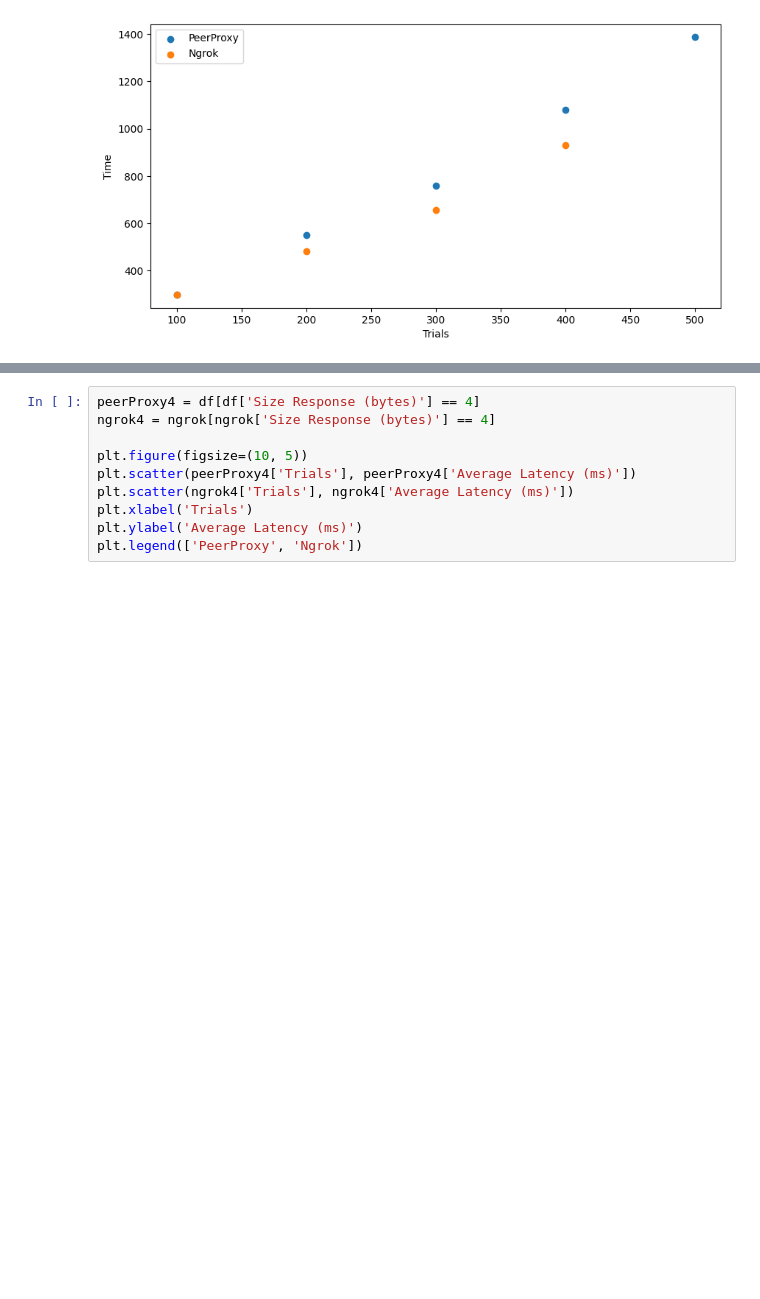
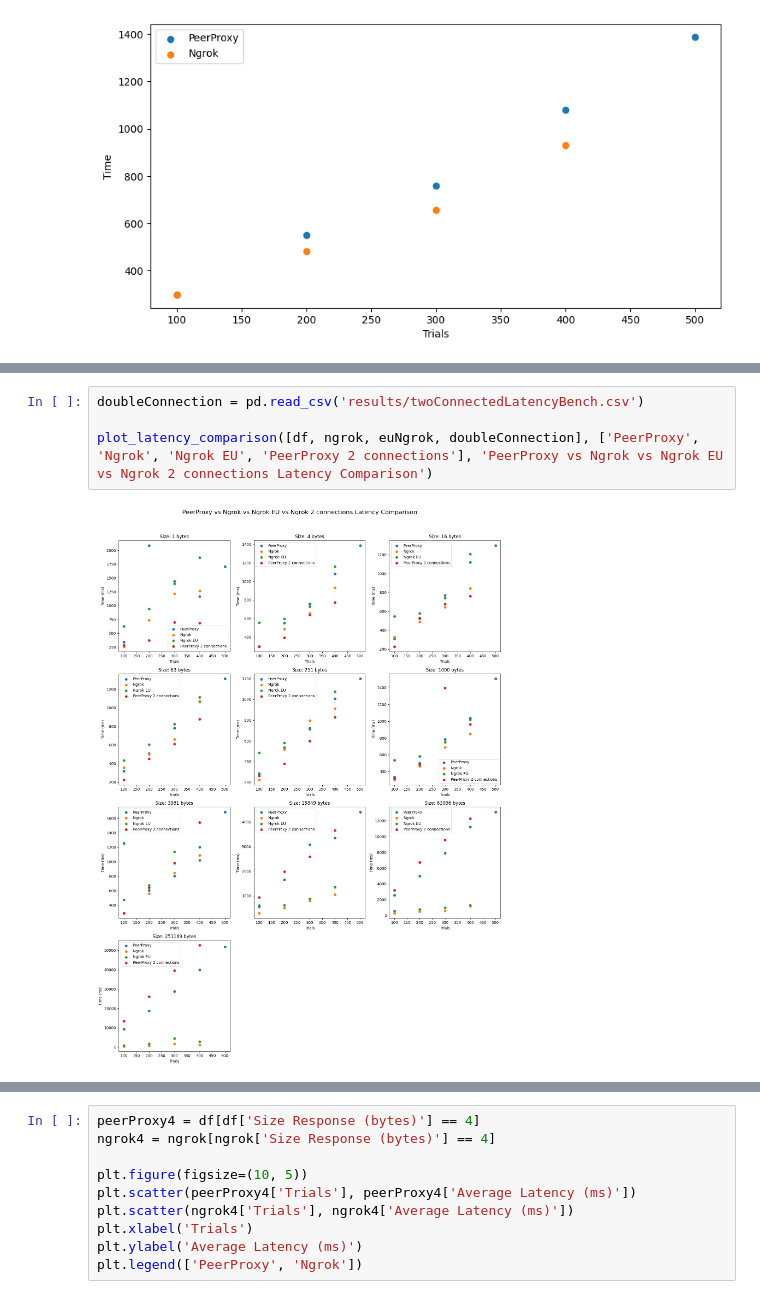
Before and after one commit to Nathanllee1/PeerProxy, a Jupyter notebook: profiling/automatedTesting/latency.ipynb, the cells around one changed output, grey strips where cells are left out. Saved outputs shown, nothing was run; the diff lists cells and outputs as text; blank space fills up the shorter version.

```diff
--- a/profiling/automatedTesting/latency.ipynb
+++ b/profiling/automatedTesting/latency.ipynb
@@ -188,0 +196,6 @@ plt.show()
+# %%
+doubleConnection = pd.read_csv('results/twoConnectedLatencyBench.csv')
+
+plot_latency_comparison([df, ngrok, euNgrok, doubleConnection], ['PeerProxy', 'Ngrok', 'Ngrok EU', 'PeerProxy 2 connections'], 'PeerProxy vs Ngrok vs Ngrok EU vs Ngrok 2 connections Latency Comparison')
+# %% [output]
+[figure, added]
```
Also changed, not shown: parts of 3 cells of this notebook, 5 other files.
